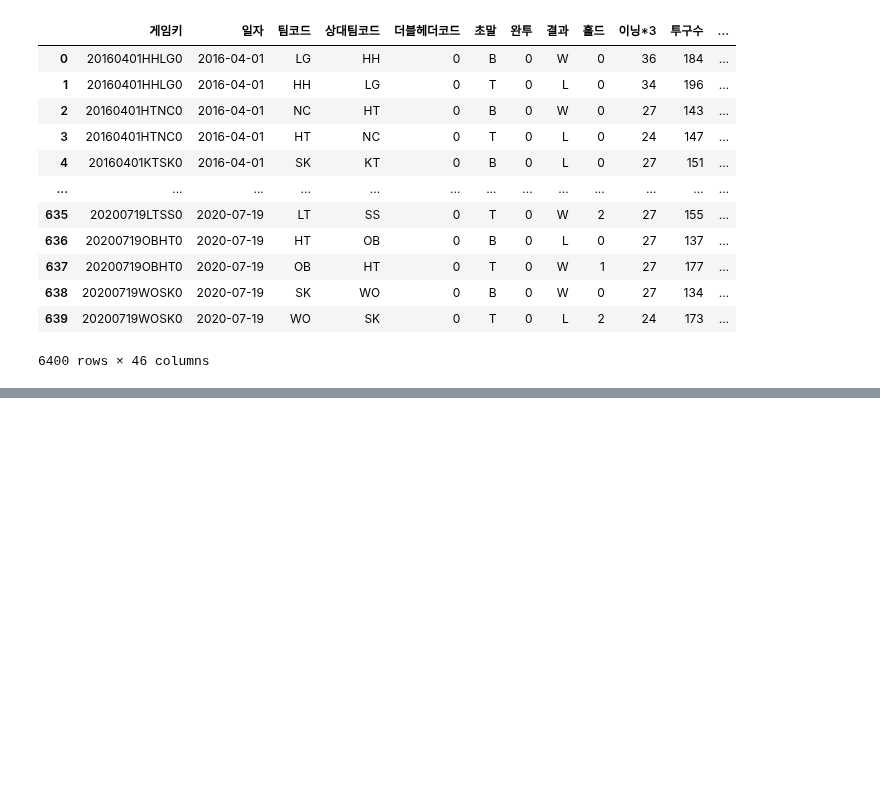
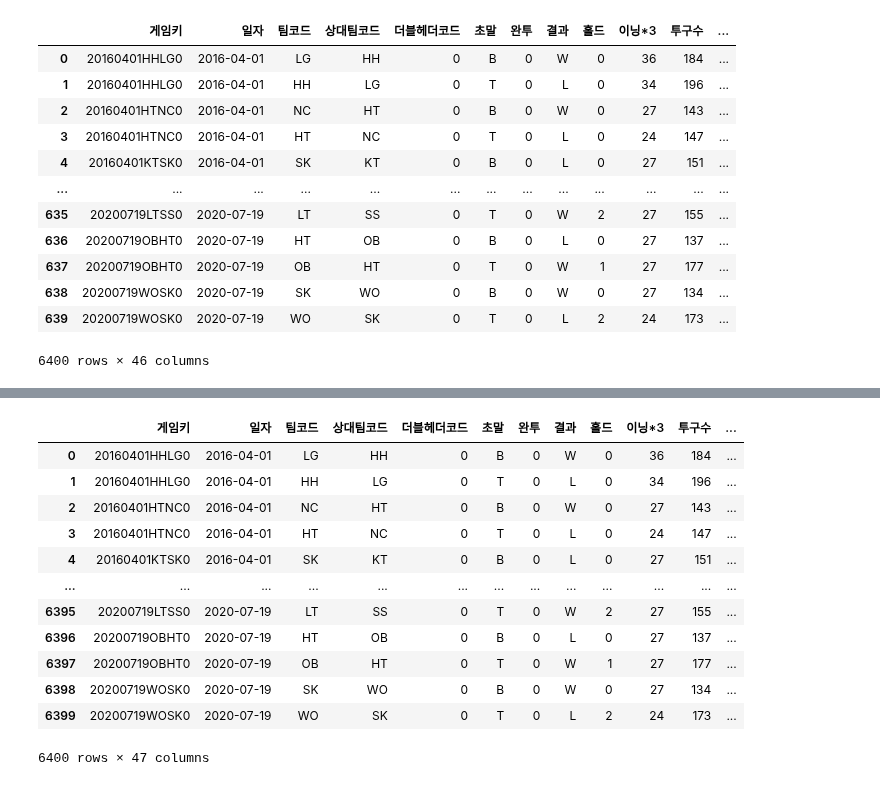
Before and after one commit to seonghunYang/big_contest2020, a Jupyter notebook: EDA8_상대전적별_투수_세이버메트릭스_생성.ipynb, the cells around one changed output, grey strips where cells are left out. Drawn from its saved outputs; the diff is of its cells as text; code cells hidden in the pictures; blank space fills up the shorter version.

```diff
--- a/EDA8_상대전적별_투수_세이버메트릭스_생성.ipynb
+++ b/EDA8_상대전적별_투수_세이버메트릭스_생성.ipynb
@@ -352,0 +428,22 @@ finally:
+# %%
+team_pitcher.columns = ['게임키', '일자', '팀코드', '상대팀코드', '더블헤더코드', '초말', '완투', '결과', '홀드', '이닝*3',
+       '투구수', '타자', '타수', '안타', '2루타', '3루타', '홈런', '도루', '도루실패', '희타', '희비',
+       '4구', '고4', '사구', '삼진', '병살타', '폭투', '보크', '실책', '실점', '자책점', '득점권WHIP',
+       '2점차이하WHIP', '345번타자WHIP', '시즌', '상대평균자책점', '상대RA/9', '상대ERC', '상대FIP', '상대LOB',
+       '상대홈런율', '상대삼진율', '상대K9', '상대BB9', '상대HR9', '상대KBB', '상대whip']
+# %%
+team_pitcher
+# %% [output]
+|  | 게임키 | 일자 | 팀코드 | 상대팀코드 | 더블헤더코드 | 초말 | 완투 | 결과 | 홀드 | 이닝*3 | 투구수 | ... |
+| 0 | 20160401HHLG0 | 2016-04-01 | LG | HH | 0 | B | 0 | W | 0 | 36 | 184 | ... |
+| 1 | 20160401HHLG0 | 2016-04-01 | HH | LG | 0 | T | 0 | L | 0 | 34 | 196 | ... |
+| 2 | 20160401HTNC0 | 2016-04-01 | NC | HT | 0 | B | 0 | W | 0 | 27 | 143 | ... |
+| 3 | 20160401HTNC0 | 2016-04-01 | HT | NC | 0 | T | 0 | L | 0 | 24 | 147 | ... |
+| 4 | 20160401KTSK0 | 2016-04-01 | SK | KT | 0 | B | 0 | L | 0 | 27 | 151 | ... |
+| ... | ... | ... | ... | ... | ... | ... | ... | ... | ... | ... | ... | ... |
+| 6395 | 20200719LTSS0 | 2020-07-19 | LT | SS | 0 | T | 0 | W | 2 | 27 | 155 | ... |
+| 6396 | 20200719OBHT0 | 2020-07-19 | HT | OB | 0 | B | 0 | L | 0 | 27 | 137 | ... |
+| 6397 | 20200719OBHT0 | 2020-07-19 | OB | HT | 0 | T | 0 | W | 1 | 27 | 177 | ... |
+| 6398 | 20200719WOSK0 | 2020-07-19 | SK | WO | 0 | B | 0 | W | 0 | 27 | 134 | ... |
+| 6399 | 20200719WOSK0 | 2020-07-19 | WO | SK | 0 | T | 0 | L | 2 | 24 | 173 | ... |
+6400 rows × 47 columns
```
Also changed, not shown: parts of 10 cells of this notebook.
